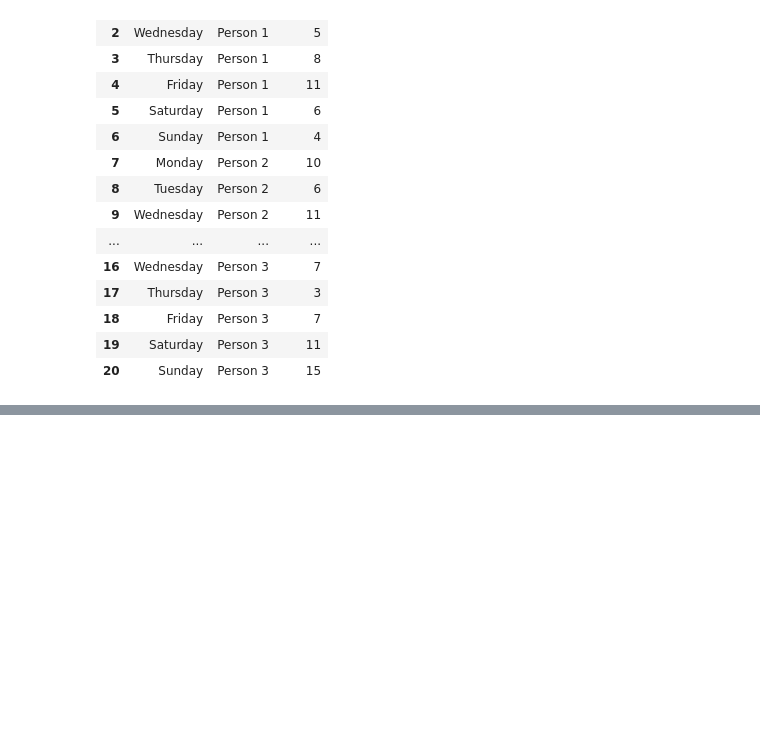
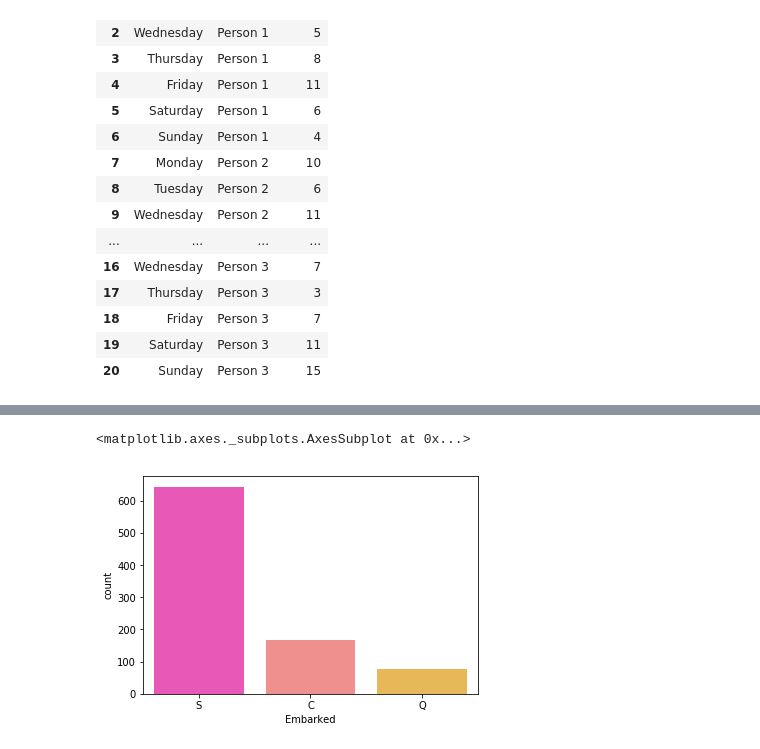
Before and after one commit to jayceazua/ds-1-1, a Jupyter notebook: Notebooks/conditional_prob.ipynb, the cells around one changed output, grey strips where cells are left out. Drawn from its saved outputs; the diff is of its cells as text; code cells hidden in the pictures; blank space fills up the shorter version.

```diff
--- a/Notebooks/conditional_prob.ipynb
+++ b/Notebooks/conditional_prob.ipynb
@@ -246,0 +254,3 @@ melted
+# %%
+DATASET = './Datasets/titanic.csv'
+titanic_df = pd.read_csv(DATASET)
@@ -246,0 +269,5 @@ melted
+# %%
+sb.countplot(x="Embarked", palette="spring", data=titanic_df)
+# %% [output]
+<matplotlib.axes._subplots.AxesSubplot at 0x...>
+[figure, added]
```
Also changed, not shown: parts of 14 cells of this notebook.
